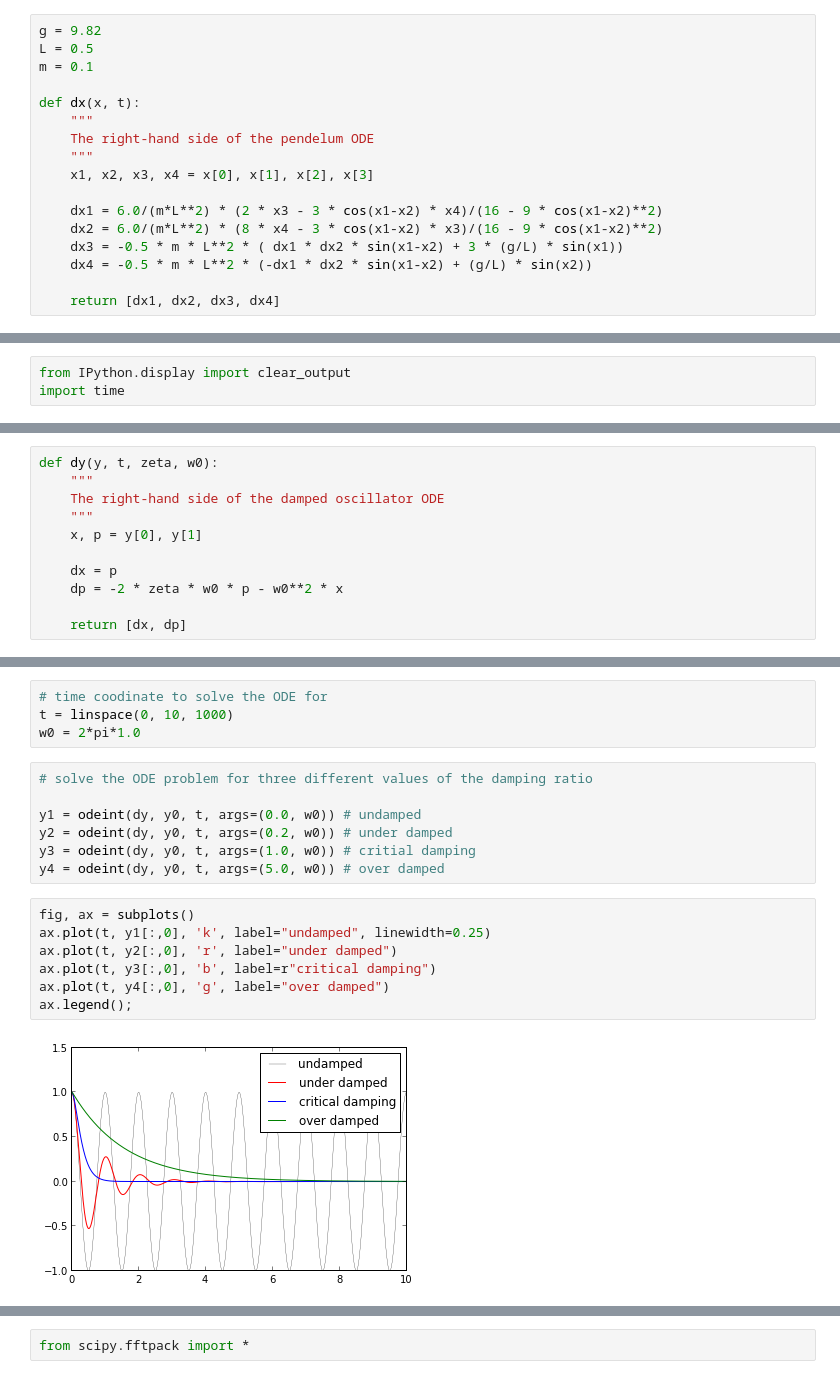
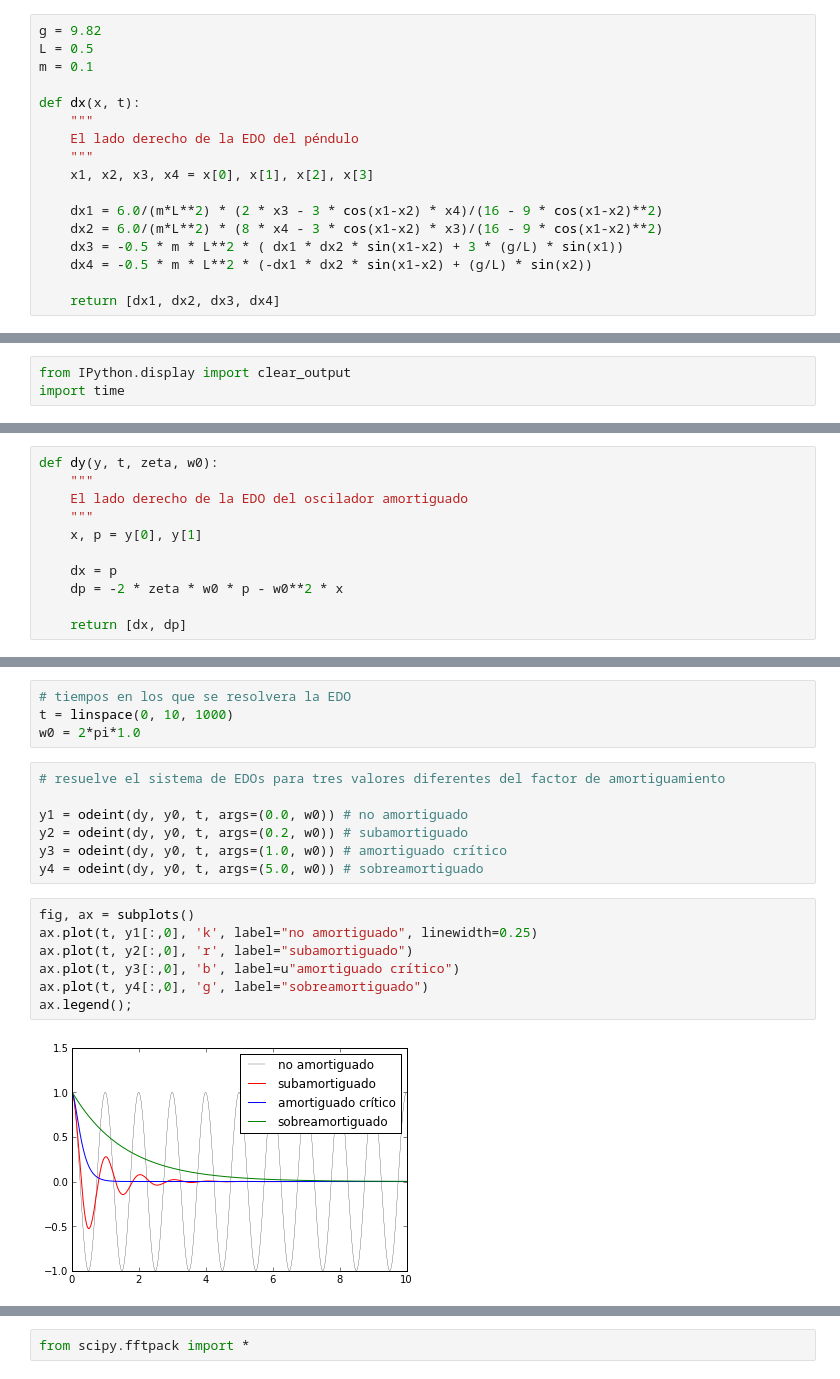
Before and after one commit to gfrubi/clases-python-cientifico, a Jupyter notebook: Lecture-3-Scipy.ipynb, the cells around one changed output, grey strips where cells are left out. Saved outputs shown, nothing was run; the diff lists cells and outputs as text.

```diff
--- a/Lecture-3-Scipy.ipynb
+++ b/Lecture-3-Scipy.ipynb
@@ -234,7 +232,7 @@ m = 0.1
 
 def dx(x, t):
     """
-    The right-hand side of the pendelum ODE
+    El lado derecho de la EDO del péndulo
     """
     x1, x2, x3, x4 = x[0], x[1], x[2], x[3]
 
@@ -320,7 +319,7 @@ In the implementation of this example we will add extra arguments to the RHS fun
 # %%
 def dy(y, t, zeta, w0):
     """
-    The right-hand side of the damped oscillator ODE
+    El lado derecho de la EDO del oscilador amortiguado
     """
     x, p = y[0], y[1]
 
@@ -333,21 +332,21 @@ def dy(y, t, zeta, w0):
 y0 = [1.0, 0.0]
 # %%
-# time coodinate to solve the ODE for
+# tiempos en los que se resolvera la EDO
 t = linspace(0, 10, 1000)
 w0 = 2*pi*1.0
 # %%
-# solve the ODE problem for three different values of the damping ratio
+# resuelve el sistema de EDOs para tres valores diferentes del factor de amortiguamiento
 
-y1 = odeint(dy, y0, t, args=(0.0, w0)) # undamped
-y2 = odeint(dy, y0, t, args=(0.2, w0)) # under damped
-y3 = odeint(dy, y0, t, args=(1.0, w0)) # critial damping
-y4 = odeint(dy, y0, t, args=(5.0, w0)) # over damped
+y1 = odeint(dy, y0, t, args=(0.0, w0)) # no amortiguado
+y2 = odeint(dy, y0, t, args=(0.2, w0)) # subamortiguado
+y3 = odeint(dy, y0, t, args=(1.0, w0)) # amortiguado crítico
+y4 = odeint(dy, y0, t, args=(5.0, w0)) # sobreamortiguado
 # %%
 fig, ax = subplots()
-ax.plot(t, y1[:,0], 'k', label="undamped", linewidth=0.25)
-ax.plot(t, y2[:,0], 'r', label="under damped")
-ax.plot(t, y3[:,0], 'b', label=r"critical damping")
-ax.plot(t, y4[:,0], 'g', label="over damped")
+ax.plot(t, y1[:,0], 'k', label="no amortiguado", linewidth=0.25)
+ax.plot(t, y2[:,0], 'r', label="subamortiguado")
+ax.plot(t, y3[:,0], 'b', label=u"amortiguado crítico")
+ax.plot(t, y4[:,0], 'g', label="sobreamortiguado")
 ax.legend();
 # %% [output]
-[figure, old version]
+[figure, new version]
```
Also changed, not shown: parts of 81 cells of this notebook.
